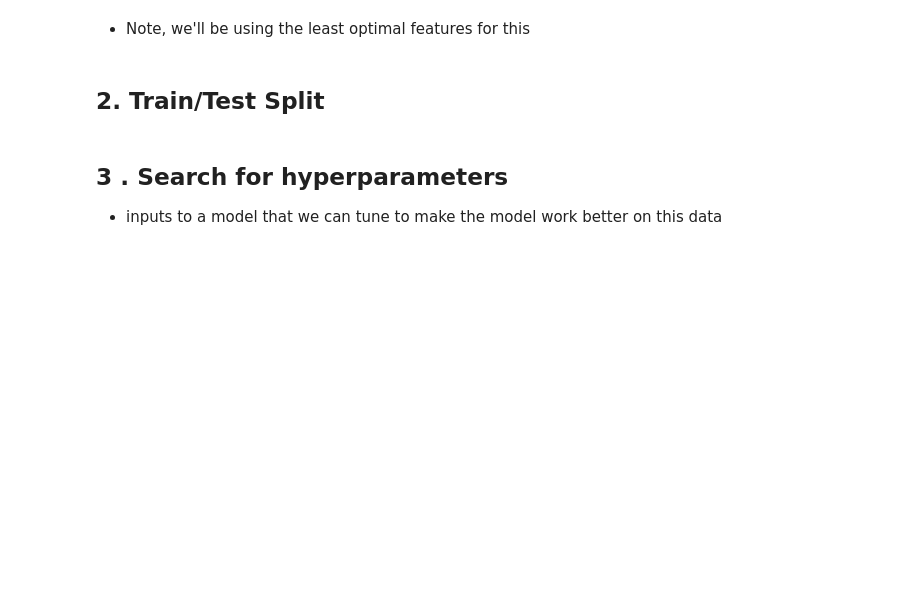
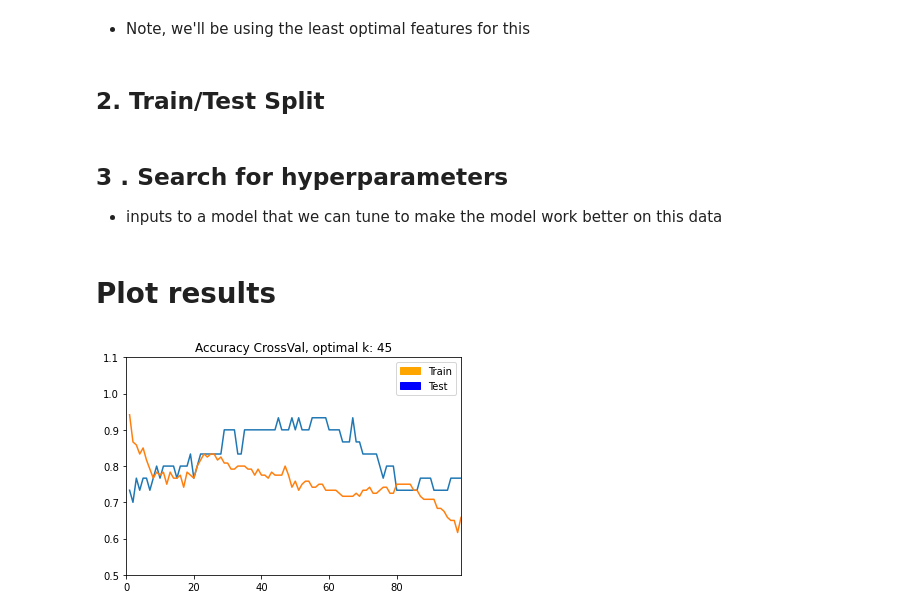
Before and after one commit to MnemoSemiotic/prem_prep_oct19_2020, a Jupyter notebook: stats/07_crossval_intuition/simple_crossval_and_ml_intuition.ipynb, the cells around one changed output. Saved outputs shown, nothing was run; the diff lists cells and outputs as text; code cells hidden in the pictures; blank space fills up the shorter version.

```diff
--- a/stats/07_crossval_intuition/simple_crossval_and_ml_intuition.ipynb
+++ b/stats/07_crossval_intuition/simple_crossval_and_ml_intuition.ipynb
@@ -256,3 +256,27 @@ for k in neighbors:
 cv_train_scores;
 # %%
 cv_test_scores;
+# %% [markdown]
+# Plot results
+# %%
+import matplotlib.patches as mpatches
+
+test_max = cv_test_scores.index(max(cv_test_scores))
+opt_k = neighbors[test_max]
+
+axes = plt.gca()
+axes.set_xlim([0, len(neighbors)])
+axes.set_ylim([min(cv_test_scores) -0.2, 1.1])
+
+orange_patch = mpatches.Patch(color='orange', label='Train')
+blue_patch = mpatches.Patch(color='blue', label='Test')
+plt.legend(handles=[orange_patch, blue_patch])
+
+title = f'Accuracy CrossVal, optimal k: {opt_k}'
+
+axes.plot(neighbors, cv_test_scores, label='test scores')
+axes.plot(neighbors, cv_train_scores, label='train scores')
+
+plt.title(title);
+# %% [output]
+[figure, added]
```
